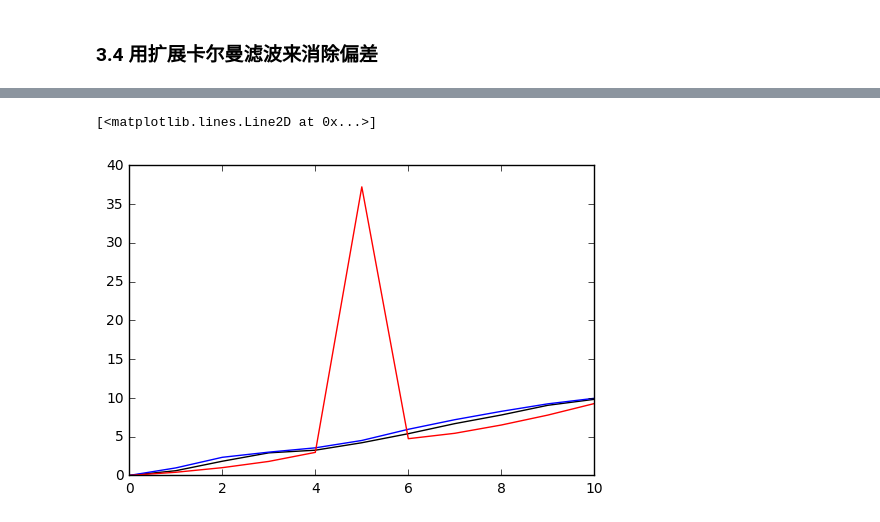
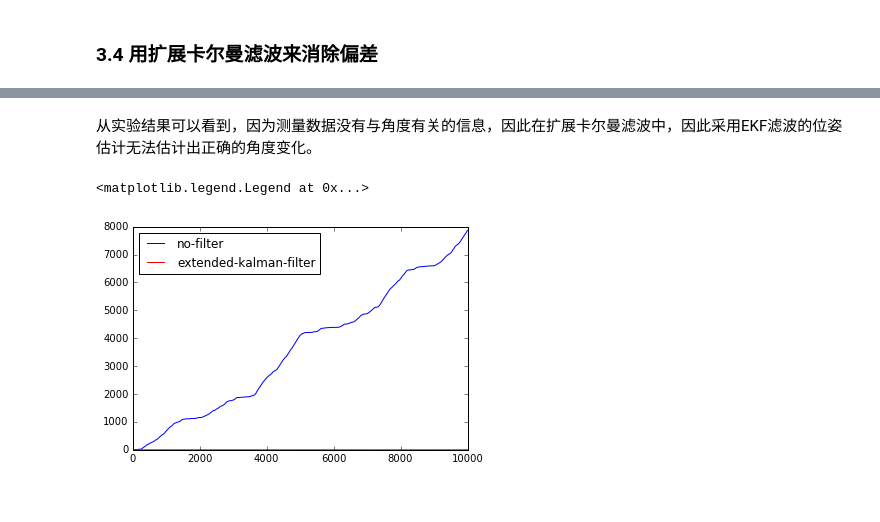
Before and after one commit to liuii/ProbRobotics, a Jupyter notebook: notebooks/01GaussianFileters/ExtendedKalmanFilter.ipynb, the cells around one changed output, grey strips where cells are left out. Cells and saved outputs as stored; diff of their text form; code cells hidden in the pictures.

```diff
--- a/notebooks/01GaussianFileters/ExtendedKalmanFilter.ipynb
+++ b/notebooks/01GaussianFileters/ExtendedKalmanFilter.ipynb
@@ -111,6 +111,7 @@ def measurement_sample(mu, Sigma_z):
     x0, y0, theta0 = np.squeeze(mu)
     noise = np.random.normal(0, Sigma_z)
     x0 += noise
+    noise = np.random.normal(0, Sigma_z)
     y0 += noise
     z = np.sqrt(x0 ** 2 + y0 ** 2)
     return np.array([z]).reshape((1,1))
@@ -239,8 +232,14 @@ G [[ 1.          0.         -0.70710678]
 
 ### 3.1 生成无滤波的位姿状态估计
 # %%
-# 随机产生10次运动控制
-U = np.random.uniform(low=0.5, high=1.5,size=10)
+# Step数量
+N = 10000
+
+# 显示前n次的信息
+n = 15
+
+# 随机产生N次运动控制
+U = np.random.uniform(low=0.5, high=1.5,size=N)
 
 # 生成无滤波与测量的情况下，机器人对位姿轨迹的估计
 X_no_filter = np.array([0, 0, np.pi / 4]).reshape((1,3))
@@ -250,7 +249,7 @@ for u in U:
 
 # 绘制机器人在无滤波的情况下，估计的运动轨迹（忽略了角度值）
 fig, ax = plt.subplots()
-ax.plot(X_no_filter[:,0], X_no_filter[:,1], c='b', marker='o', label='no-filter')
+ax.plot(X_no_filter[:n,0], X_no_filter[:n,1], c='b', marker='o', label='no-filter')
 ax.legend(loc="lower right")
 # %% [output]
 <matplotlib.legend.Legend at 0x...>
@@ -343,18 +322,26 @@ h(mu1) [[ 8.49205278]]
+# %% [markdown]
+从实验结果可以看到，因为测量数据没有与角度有关的信息，因此在扩展卡尔曼滤波中，因此采用EKF滤波的位姿估计无法估计出正确的角度变化。
 # %%
+# 距离信息的变化
 distance_ground_truth = []
 distance_no_filter = []
 distance_extended_kalman_filter = []
 
 for gt, nf, ekf in zip(X_ground_truth, X_no_filter, X_ekf):
     distance_ground_truth.append(np.sqrt(gt[0]**2 + gt[1] ** 2))
     distance_no_filter.append(np.sqrt(nf[0]**2 + nf[1]**2))
     distance_extended_kalman_filter.append(np.sqrt(ekf[0]**2 + ekf[1]**2))
 
-x = [i for i in range(11)]
+distance_ground_truth = np.array(distance_ground_truth)
+distance_no_filter = np.array(distance_no_filter)
+distance_extended_kalman_filter = np.array(distance_extended_kalman_filter)
+
+x = [i for i in range(N+1)]
 fig, ax = plt.subplots()
-ax.plot(x, distance_ground_truth, c='k')
-ax.plot(x, distance_no_filter, c='b')
-ax.plot(x, distance_extended_kalman_filter, c='r')
+# ax.plot(x, distance_ground_truth, c='k', marker='o')
+ax.plot(x, np.abs(distance_no_filter - distance_ground_truth), c='b', label='no-filter')
+ax.plot(x, np.abs(distance_extended_kalman_filter - distance_ground_truth), c='r', label='extended-kalman-filter')
+ax.legend(loc='upper left')
 # %% [output]
-[<matplotlib.lines.Line2D at 0x...>]
+<matplotlib.legend.Legend at 0x...>
-[figure, old version]
+[figure, new version]
```
Also changed, not shown: parts of 25 cells of this notebook.
